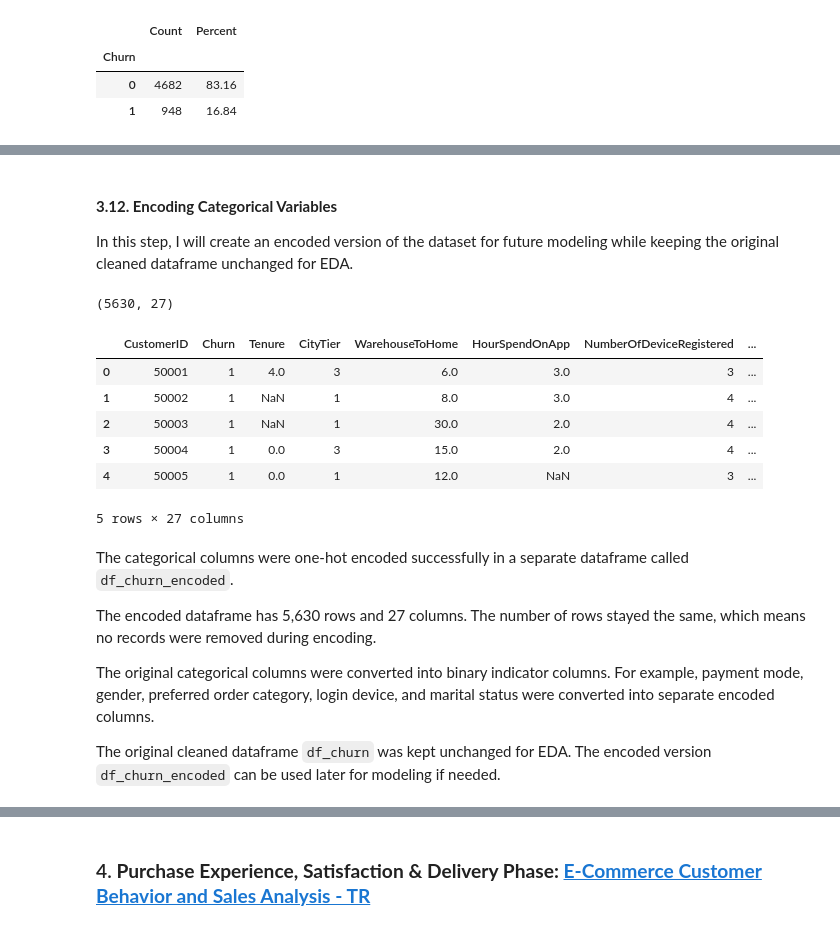
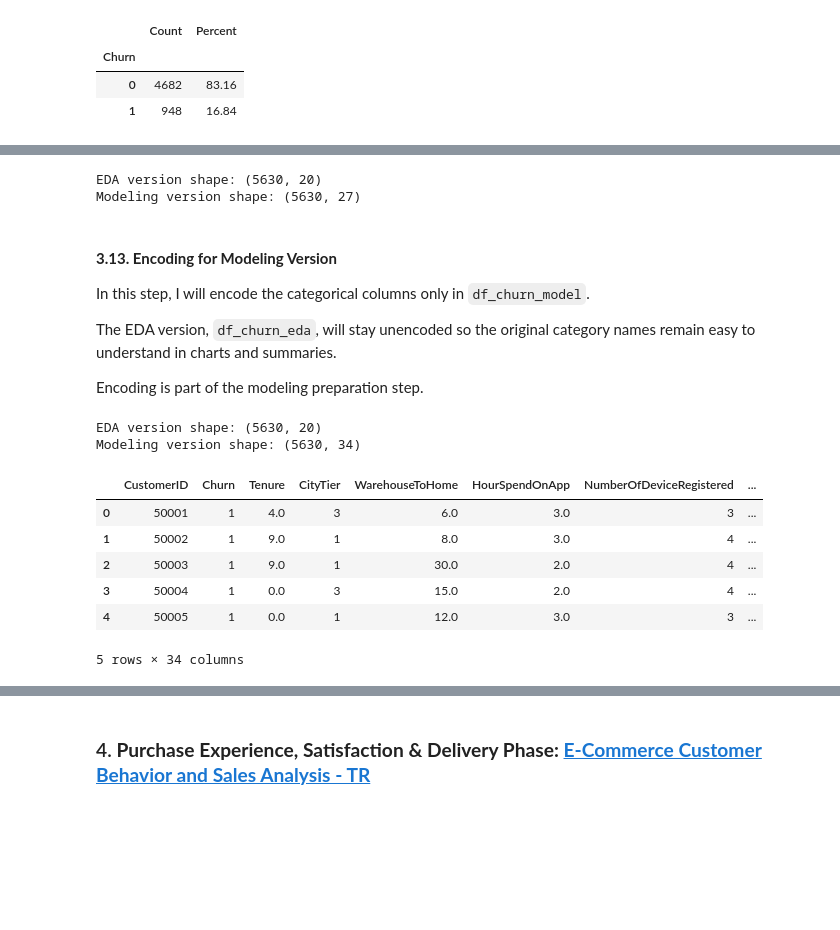
Before and after one commit to Roozbehkhodayari/Module-B-semester-2, a Jupyter notebook: OMDS-ModB2-Week2-Khodayari-Roozbeh.ipynb, the cells around one changed output, grey strips where cells are left out. Cells and saved outputs as stored; diff of their text form; code cells hidden in the pictures; blank space fills up the shorter version.

```diff
--- a/OMDS-ModB2-Week2-Khodayari-Roozbeh.ipynb
+++ b/OMDS-ModB2-Week2-Khodayari-Roozbeh.ipynb
@@ -682,0 +687,11 @@ For example, pandas can ignore missing numeric values in summary statistics, and
+# %%
+rows_before = df_behavior.shape[0]
+
+df_behavior = df_behavior.dropna().copy()
+
+rows_after = df_behavior.shape[0]
+
+print("Rows before:", rows_before)
+print("Rows after:", rows_after)
+print("Rows removed:", rows_before - rows_after)
+print("Percent removed:", round((rows_before - rows_after) / rows_before * 100, 3))
@@ -1667,22 +1701,51 @@ No values were changed in this step. This step was only used to understand the c
+# %%
+# Create separate EDA and modeling versions
+df_churn_eda = df_churn.copy()
+df_churn_model = df_churn.copy()
+
+# Columns with missing values
+missing_cols = ["DaySinceLastOrder","OrderAmountHikeFromlastYear","Tenure","OrderCount","CouponUsed","HourSpendOnApp","WarehouseToHome"]
+
+# Create missing-value indicators
+for col in missing_cols:
+    df_churn_model[col + "_was_missing"] = df_churn_model[col].isna().astype(int)
+
+# Median imputation
+for col in missing_cols:
+    df_churn_model[col] = df_churn_model[col].fillna(df_churn_model[col].median())
+
+# Compare dataset versions
+print("EDA version shape:", df_churn_eda.shape)
+print("Modeling version shape:", df_churn_model.shape)
+# %% [output]
+EDA version shape: (5630, 20)
+Modeling version shape: (5630, 27)
 # %% [markdown]
-#### **3.12. Encoding Categorical Variables**
+#### **3.13. Encoding for Modeling Version**
 
-In this step, I will create an encoded version of the dataset for future modeling while keeping the original cleaned dataframe unchanged for EDA.
+In this step, I will encode the categorical columns only in `df_churn_model`.
+
+The EDA version, `df_churn_eda`, will stay unencoded so the original category names remain easy to understand in charts and summaries.
+
+Encoding is part of the modeling preparation step.
 # %%
 categorical_cols = ["PreferredLoginDevice","PreferredPaymentMode","Gender","PreferedOrderCat","MaritalStatus"]
-df_churn_encoded = pd.get_dummies(df_churn,columns=categorical_cols,drop_first=True)
-df_churn_encoded.shape
+df_churn_model= pd.get_dummies(df_churn_model,columns=categorical_cols,drop_first=True)
+# Compare dataset versions
+print("EDA version shape:", df_churn_eda.shape)
+print("Modeling version shape:", df_churn_model.shape)
 # %% [output]
-(5630, 27)
+EDA version shape: (5630, 20)
+Modeling version shape: (5630, 34)
 # %%
-df_churn_encoded.head()
+df_churn_model.head()
 # %% [output]
 |  | CustomerID | Churn | Tenure | CityTier | WarehouseToHome | HourSpendOnApp | NumberOfDeviceRegistered | ... |
 | 0 | 50001 | 1 | 4.0 | 3 | 6.0 | 3.0 | 3 | ... |
-| 1 | 50002 | 1 | NaN | 1 | 8.0 | 3.0 | 4 | ... |
-| 2 | 50003 | 1 | NaN | 1 | 30.0 | 2.0 | 4 | ... |
+| 1 | 50002 | 1 | 9.0 | 1 | 8.0 | 3.0 | 4 | ... |
+| 2 | 50003 | 1 | 9.0 | 1 | 30.0 | 2.0 | 4 | ... |
 | 3 | 50004 | 1 | 0.0 | 3 | 15.0 | 2.0 | 4 | ... |
-| 4 | 50005 | 1 | 0.0 | 1 | 12.0 | NaN | 3 | ... |
+| 4 | 50005 | 1 | 0.0 | 1 | 12.0 | 3.0 | 3 | ... |
-5 rows × 27 columns
+5 rows × 34 columns
 # %%
 # save the cleaned and encoded dataset with 2 formats: csv and pickle
@@ -1694,9 +1757 @@ df_churn_encoded.to_pickle("data/df_churn_encoded.pkl")
-# %% [markdown]
-The categorical columns were one-hot encoded successfully in a separate dataframe called `df_churn_encoded`.
-
-The encoded dataframe has 5,630 rows and 27 columns. The number of rows stayed the same, which means no records were removed during encoding.
-
-The original categorical columns were converted into binary indicator columns. For example, payment mode, gender, preferred order category, login device, and marital status were converted into separate encoded columns.
-
-The original cleaned dataframe `df_churn` was kept unchanged for EDA. The encoded version `df_churn_encoded` can be used later for modeling if needed.
 # %% [markdown]
```
Also changed, not shown: parts of 34 cells of this notebook.
